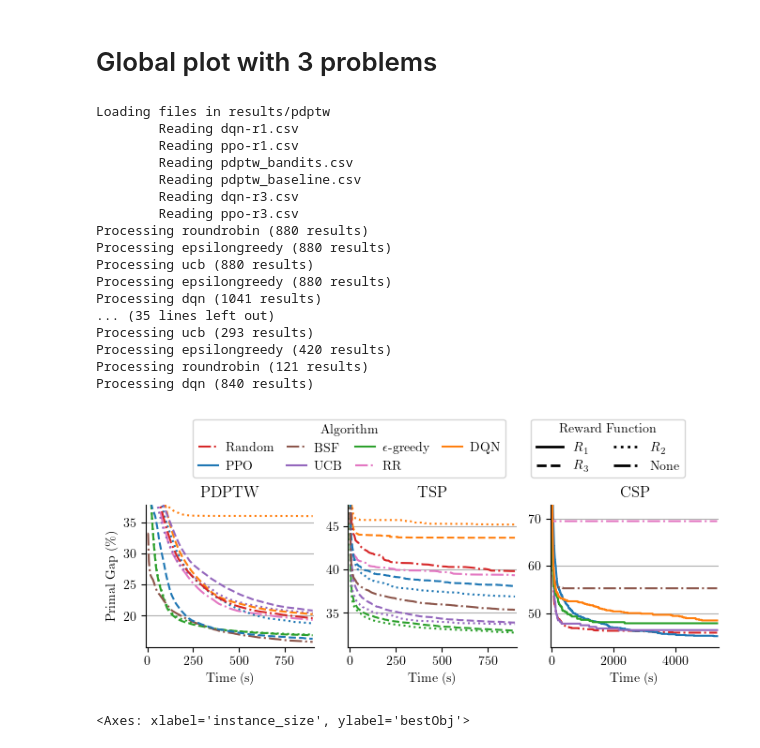
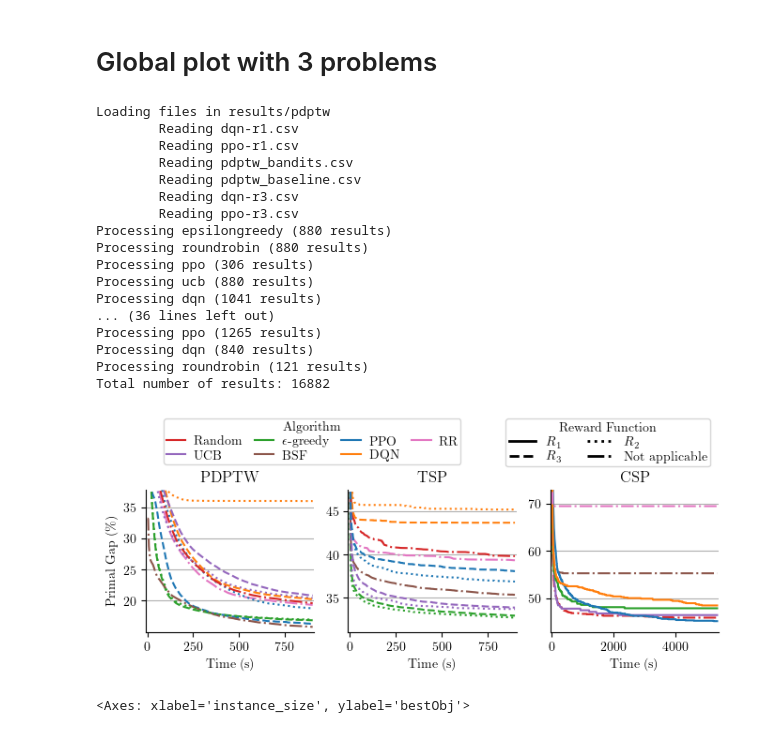
Before and after one commit to oscar-lib/LearningForOptimizing, a Jupyter notebook: plots.ipynb, the cells around one changed output. Saved outputs shown, nothing was run; the diff lists cells and outputs as text; code cells hidden in the pictures.

Commit message:
Plots

```diff
--- a/plots.ipynb
+++ b/plots.ipynb
@@ -164,65 +164,74 @@ def plot_by_bandit_and_reward(
 from matplotlib.lines import Line2D
 
 figsize = (cm_to_inch(20), cm_to_inch(5))
+total = 0
 fig, axes = plt.subplots(1, 3, sharex=False, figsize=figsize)
 for i, problem in enumerate(("pdptw", "tsp", "csp_1h30")):
     ax = axes[i]
     df_problem = load(problem)
+    total += df_problem.height
     plot_by_bandit_and_reward(df_problem, ax=ax, metric="primal gap", x_axis="time", show_ci95=False, y_label=(i == 0))
     # Remove the outer frame (spines)
     ax.spines["top"].set_visible(False)
     ax.spines["right"].set_visible(False)
     # plt.ylim(9500, 12500)
+print(f"Total number of results: {total}")
 
 handles, labels = axes[-1].get_legend_handles_labels()
 legend_algo = fig.legend(
     handles,
     labels,
     title="Algorithm",
-    bbox_to_anchor=(0.4, 1.38),
+    bbox_to_anchor=(0.35, 1.3),
     loc="upper center",
     ncol=4,
     handlelength=1.5,
     columnspacing=1,
     handletextpad=0.6,
+    borderpad=0.2,
+    labelspacing=0.2,
 )
+for line in legend_algo.get_lines():
+    line.set_linestyle("-")
 
 lines = [Line2D([0], [0], color="black", lw=2, linestyle=LINE_STYLES[ls]) for ls in ["r2", "r1", "r3", "None"]]
 legend_rewards = fig.legend(
     lines,
-    [r"$R_1$", r"$R_3$", r"$R_2$", "None"],
+    [r"$R_1$", r"$R_3$", r"$R_2$", "Not applicable"],
     title="Reward Function",
     loc="upper center",
     ncol=2,
-    bbox_to_anchor=(0.75, 1.38),
+    bbox_to_anchor=(0.75, 1.3),
+    borderpad=0.3,
+    labelspacing=0.2,
 )
 
 
 fig.savefig(
     "results-benchmarks.pdf",
     bbox_inches="tight",
     bbox_extra_artists=(legend_algo, legend_rewards),  # helps some backends include the legend
     pad_inches=0.05,
 )
 # %% [output]
 Loading files in results/pdptw
         Reading dqn-r1.csv
         Reading ppo-r1.csv
         Reading pdptw_bandits.csv
         Reading pdptw_baseline.csv
         Reading dqn-r3.csv
         Reading ppo-r3.csv
+Processing epsilongreedy (880 results)
 Processing roundrobin (880 results)
-Processing epsilongreedy (880 results)
+Processing ppo (306 results)
 Processing ucb (880 results)
-Processing epsilongreedy (880 results)
 Processing dqn (1041 results)
-... (35 lines left out)
-Processing ucb (293 results)
-Processing epsilongreedy (420 results)
+... (36 lines left out)
+Processing ppo (1265 results)
+Processing dqn (840 results)
 Processing roundrobin (121 results)
-Processing dqn (840 results)
+Total number of results: 16882
-[figure, old version]
+[figure, new version]
 # %%
 import seaborn as sns
 
```
